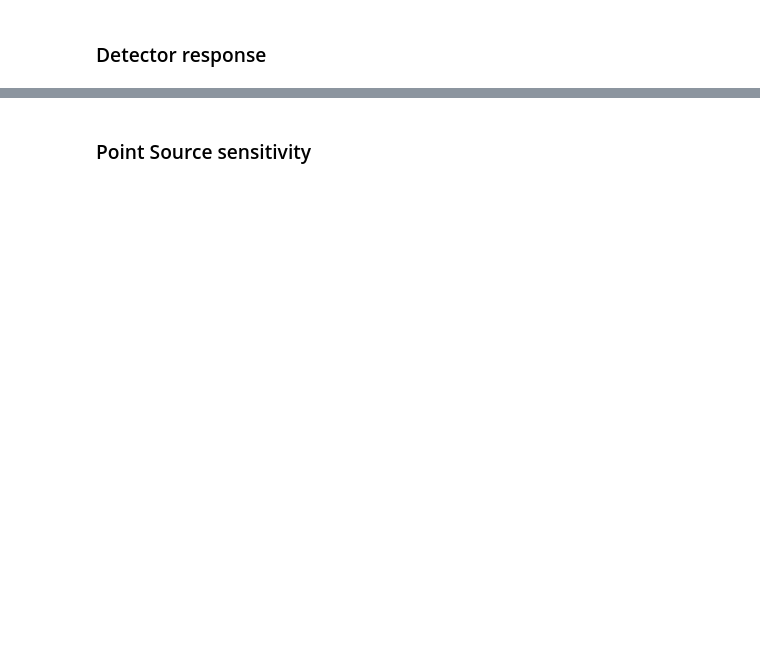
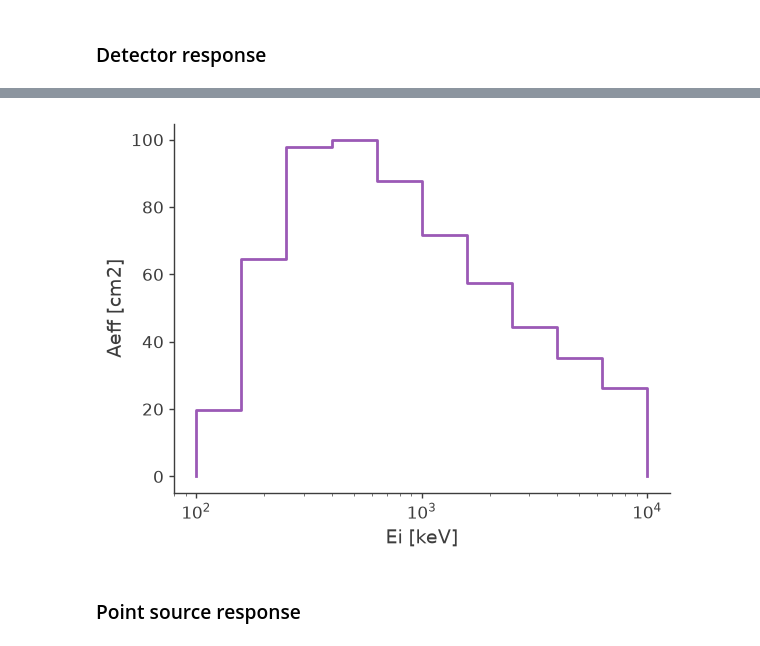
Before and after one commit to mquezada13/data-challenge-2-exploration, a Jupyter notebook: notebooks/Crab_spectral_fitanalysis.ipynb, the cells around one changed output, grey strips where cells are left out. Drawn from its saved outputs; the diff is of its cells as text; code cells hidden in the pictures; blank space fills up the shorter version.

```diff
--- a/notebooks/Crab_spectral_fitanalysis.ipynb
+++ b/notebooks/Crab_spectral_fitanalysis.ipynb
@@ -221,5 +282,13 @@ Response object created: /Users/maura/Documents/COSI/data-challenge-2/data/data-
+# %%
+# The effective area can also be evaluated at a specific energy of interest:
+# drm.get_effective_area(energy_of_interest)
+ax,plot = drm.get_effective_area().plot();
+
+ax.set_ylabel(f'Aeff [{drm.unit}]');
+# %% [output]
+[figure, added]
 # %% [markdown]
-### Point Source sensitivity
+### Point source response
 # %%
 # Load the space craft orientation history
 orientation = cp.SpacecraftHistory.open(data_orientation)
```
Also changed, not shown: parts of 29 cells of this notebook.
